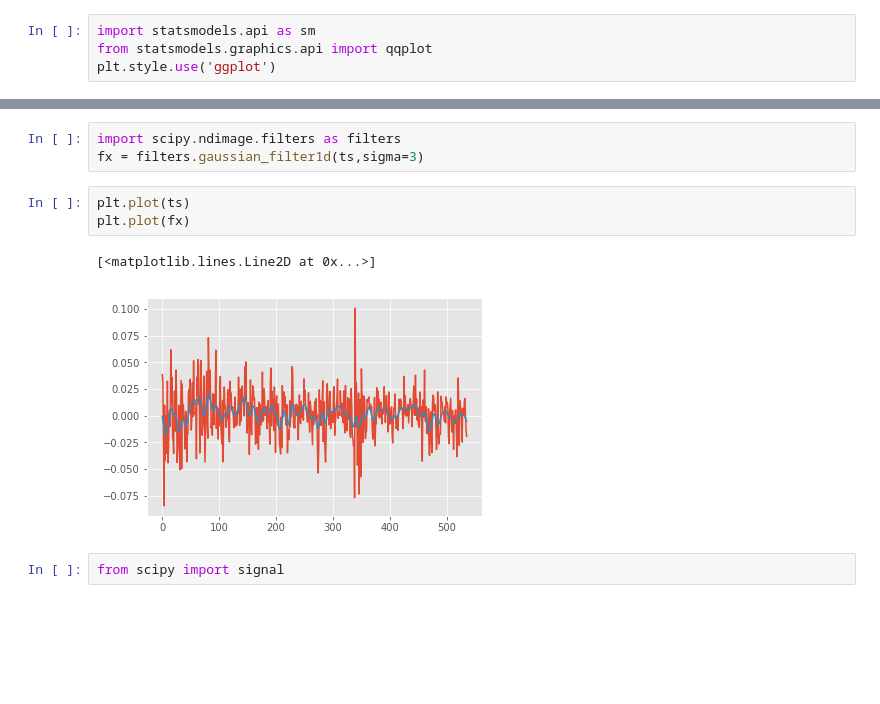
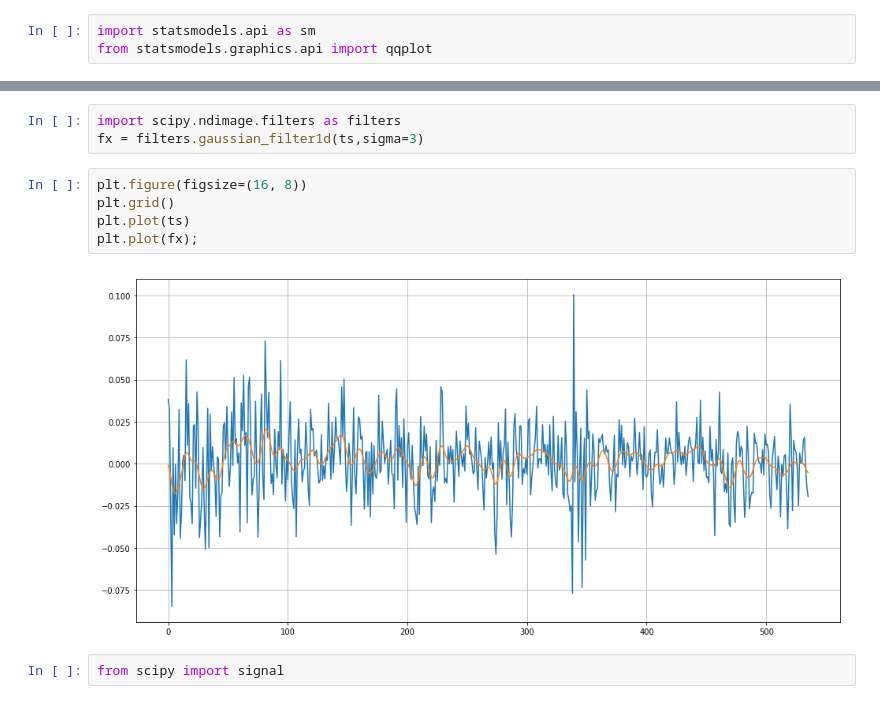
Before and after one commit to et4/stat, a Jupyter notebook: PT 4/main.ipynb, the cells around one changed output, grey strips where cells are left out. Cells and saved outputs as stored; diff of their text form; blank space fills up the shorter version.

```diff
--- a/PT 4/main.ipynb
+++ b/PT 4/main.ipynb
@@ -65,7 +67,6 @@ plt.grid(True)
 # %%
 import statsmodels.api as sm
 from statsmodels.graphics.api import qqplot
-plt.style.use('ggplot')
 # %%
 ts = data[feature_name]
 # %%
@@ -336,11 +322,12 @@ gausian filter
 import scipy.ndimage.filters as filters
 fx = filters.gaussian_filter1d(ts,sigma=3)
 # %%
+plt.figure(figsize=(16, 8))
+plt.grid()
 plt.plot(ts)
-plt.plot(fx)
+plt.plot(fx);
 # %% [output]
-[<matplotlib.lines.Line2D at 0x...>]
-[figure, old version]
+[figure, new version]
 # %%
 from scipy import signal
 # %%
```
Also changed, not shown: parts of 70 cells of this notebook.
